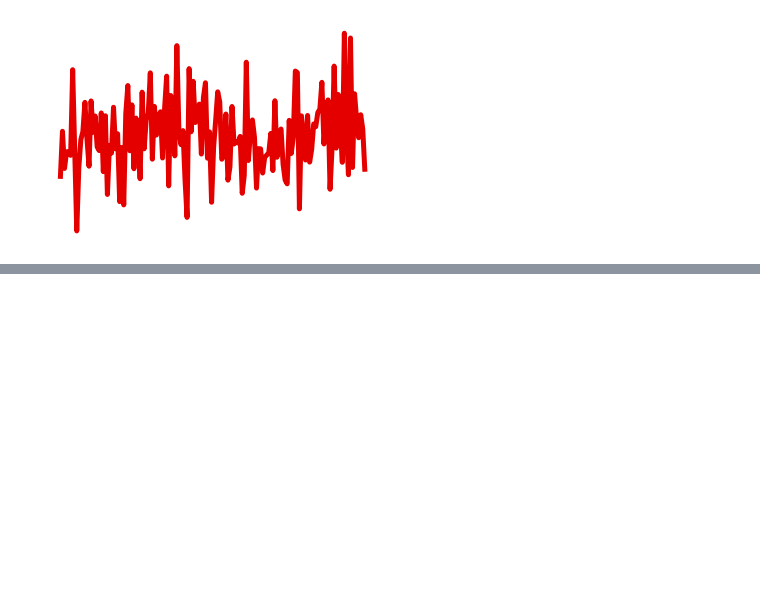
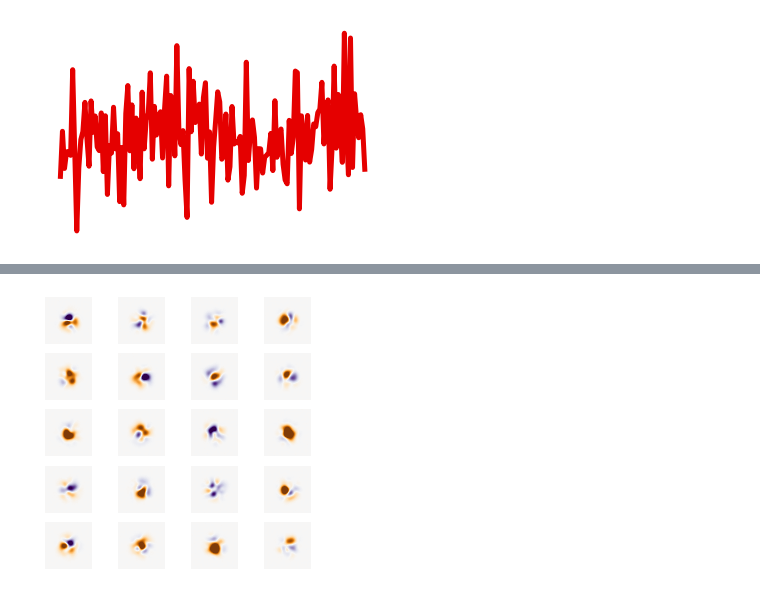
Before and after one commit to BruntonUWBio/structured-random-features, a Jupyter notebook: notebooks/reports/10.0-bp-paper-fig-network.ipynb, the cells around one changed output, grey strips where cells are left out. Cells and saved outputs as stored; diff of their text form; code cells hidden in the pictures; blank space fills up the shorter version.

```diff
--- a/notebooks/reports/10.0-bp-paper-fig-network.ipynb
+++ b/notebooks/reports/10.0-bp-paper-fig-network.ipynb
@@ -55,3 +54,12 @@ plt.axis('off')
+# %%
+fig = plt.figure(figsize=(5, 5))
+for i in range(20):
+    ax = fig.add_subplot(5, 4, i + 1)
+    plt.imshow(W[20 + i].reshape(dim), cmap='PuOr')
+    plt.clim(-5, 5)
+    plt.axis('off')
+# %% [output]
+[figure, added]
 # %%
 ## generate classical image weights
 dim = (20, 20)
```
Also changed, not shown: parts of 4 cells of this notebook, 8 other files.
